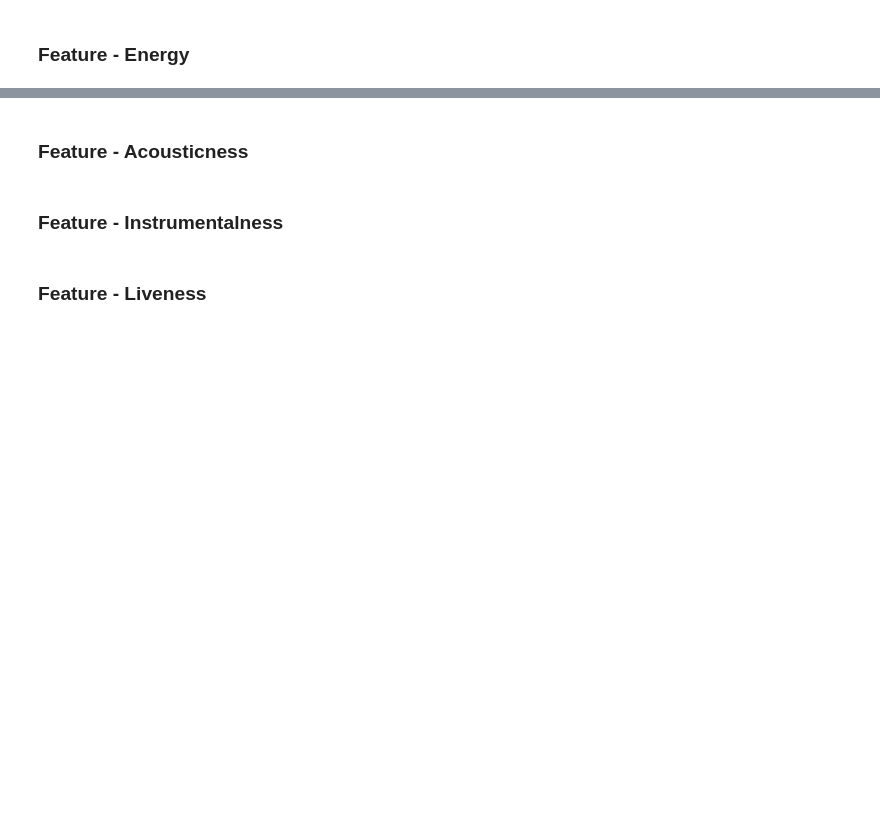
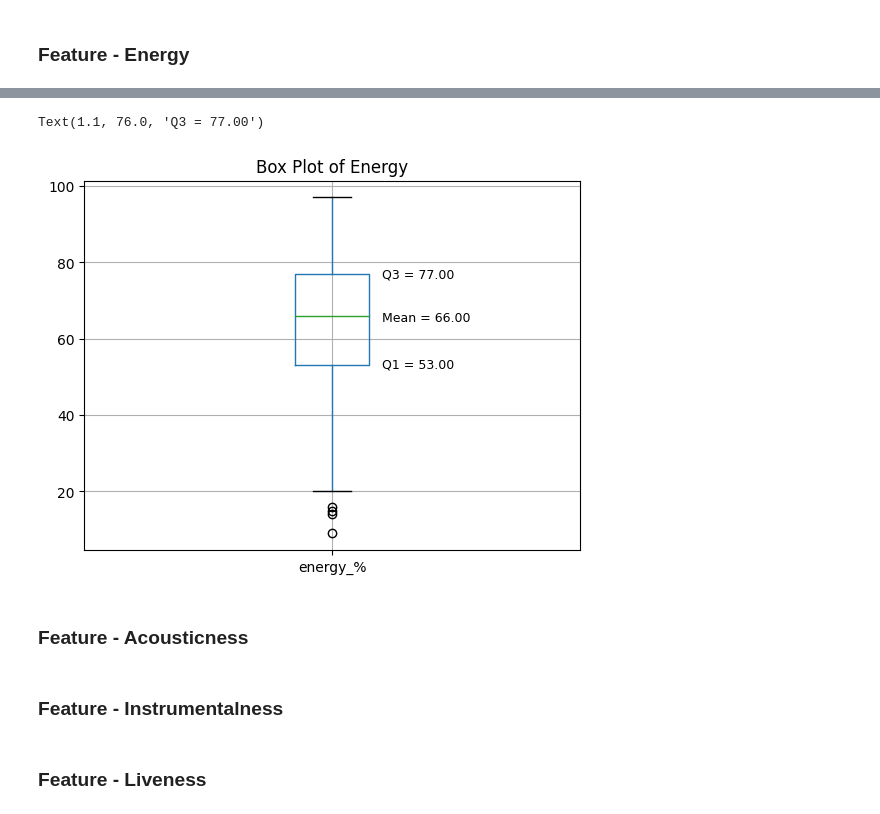
Before and after one commit to TharachonWarin/Spotify_Project_203, a Jupyter notebook: 204203_group_2.ipynb, the cells around one changed output, grey strips where cells are left out. Saved outputs shown, nothing was run; the diff lists cells and outputs as text; code cells hidden in the pictures; blank space fills up the shorter version.

```diff
--- a/204203_group_2.ipynb
+++ b/204203_group_2.ipynb
@@ -59,3 +94,16 @@ plt.show()
+# %%
+ax = sp23.boxplot(column=['energy_%'])
+ax.set_title('Box Plot of Energy')
+
+plt.text(1.1, Q1-0.5, 'Q1 = 53.00',
+         fontsize=9)
+plt.text(1.1, Q2-1.5, 'Mean = 66.00',
+         fontsize=9)
+plt.text(1.1, Q3-1, 'Q3 = 77.00',
+         fontsize=9)
+# %% [output]
+Text(1.1, 76.0, 'Q3 = 77.00')
+[figure, added]
 # %% [markdown]
 ### Feature - Acousticness
 # %% [markdown]
```
Also changed, not shown: parts of 4 cells of this notebook.
